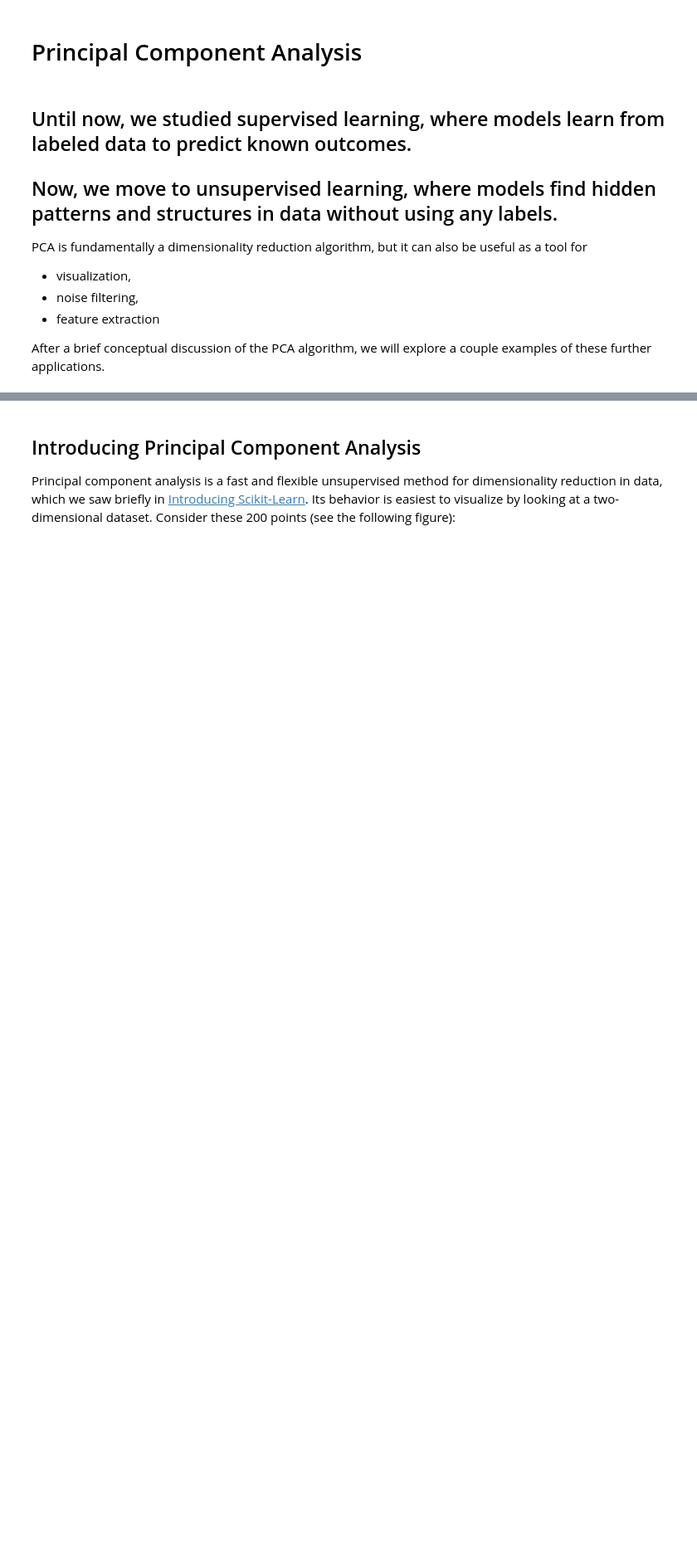
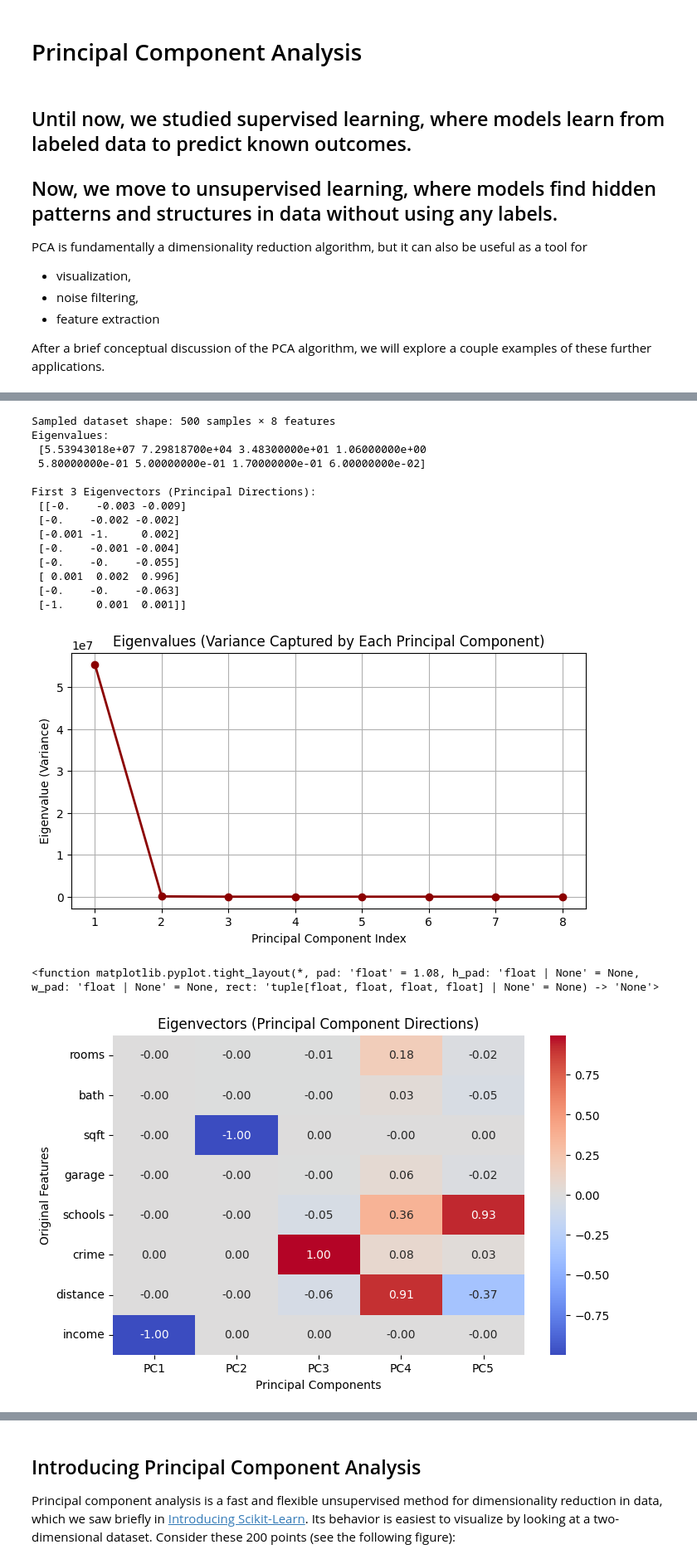
Before and after one commit to rishabh-mondal/Machine-Learing-Lernings, a Jupyter notebook: pca_2.ipynb, the cells around one changed output, grey strips where cells are left out. Shown at 83% size. Drawn from its saved outputs; the diff is of its cells as text; code cells hidden in the pictures; blank space fills up the shorter version.

Commit message:
Implement code changes to enhance functionality and improve performance

```diff
--- a/pca_2.ipynb
+++ b/pca_2.ipynb
@@ -20,0 +419,61 @@ import matplotlib.pyplot as plt
+# %%
+import numpy as np
+import matplotlib.pyplot as plt
+import seaborn as sns
+
+# Step 1: Take the sampled dataset
+X = df_new.values
+n, d = X.shape
+print(f"Sampled dataset shape: {n} samples × {d} features")
+
+# Step 2: Center the data
+X_centered = X - X.mean(axis=0)
+
+# Step 3: Compute covariance matrix
+Sigma = (X_centered.T @ X_centered) / (n - 1)
+
+# Step 4: Eigen-decomposition
+eigvals, eigvecs = np.linalg.eigh(Sigma)
+idx = np.argsort(eigvals)[::-1]
+eigvals, eigvecs = eigvals[idx], eigvecs[:, idx]
+
+print("Eigenvalues:\n", np.round(eigvals, 2))
+print("\nFirst 3 Eigenvectors (Principal Directions):\n", np.round(eigvecs[:, :3], 3))
+
+# Step 5: Plot eigenvalues (variance explained)
+plt.figure(figsize=(8, 4))
+plt.plot(range(1, d + 1), eigvals, 'o-', color='darkred', linewidth=2)
+plt.title("Eigenvalues (Variance Captured by Each Principal Component)")
+plt.xlabel("Principal Component Index")
+plt.ylabel("Eigenvalue (Variance)")
+plt.grid(True)
+plt.show()
+
+# Step 6: Plot eigenvectors as heatmap
+plt.figure(figsize=(8, 5))
+sns.heatmap(eigvecs[:, :5],
+            annot=True, fmt=".2f", cmap="coolwarm",
+            xticklabels=[f"PC{i+1}" for i in range(5)],
+            yticklabels=df_new.columns)
+plt.title("Eigenvectors (Principal Component Directions)")
+plt.xlabel("Principal Components")
+plt.ylabel("Original Features")
+plt.tight_layout
+# %% [output]
+Sampled dataset shape: 500 samples × 8 features
+Eigenvalues:
+ [5.53943018e+07 7.29818700e+04 3.48300000e+01 1.06000000e+00
+ 5.80000000e-01 5.00000000e-01 1.70000000e-01 6.00000000e-02]
+
+First 3 Eigenvectors (Principal Directions):
+ [[-0.    -0.003 -0.009]
+ [-0.    -0.002 -0.002]
+ [-0.001 -1.     0.002]
+ [-0.    -0.001 -0.004]
+ [-0.    -0.    -0.055]
+ [ 0.001  0.002  0.996]
+ [-0.    -0.    -0.063]
+ [-1.     0.001  0.001]]
+[figure, added]
+<function matplotlib.pyplot.tight_layout(*, pad: 'float' = 1.08, h_pad: 'float | None' = None, w_pad: 'float | None' = None, rect: 'tuple[float, float, float, float] | None' = None) -> 'None'>
+[figure, added]
```
Also changed, not shown: parts of 9 cells of this notebook.
